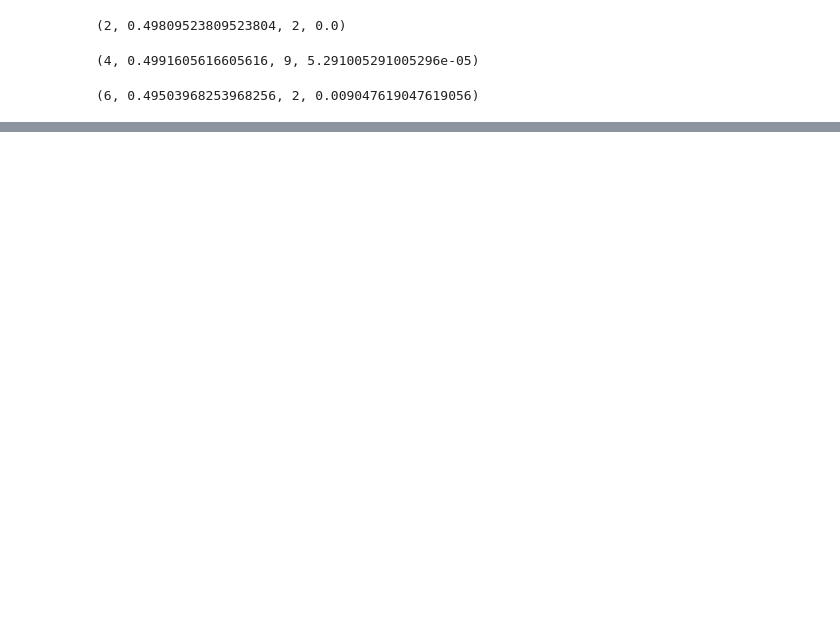
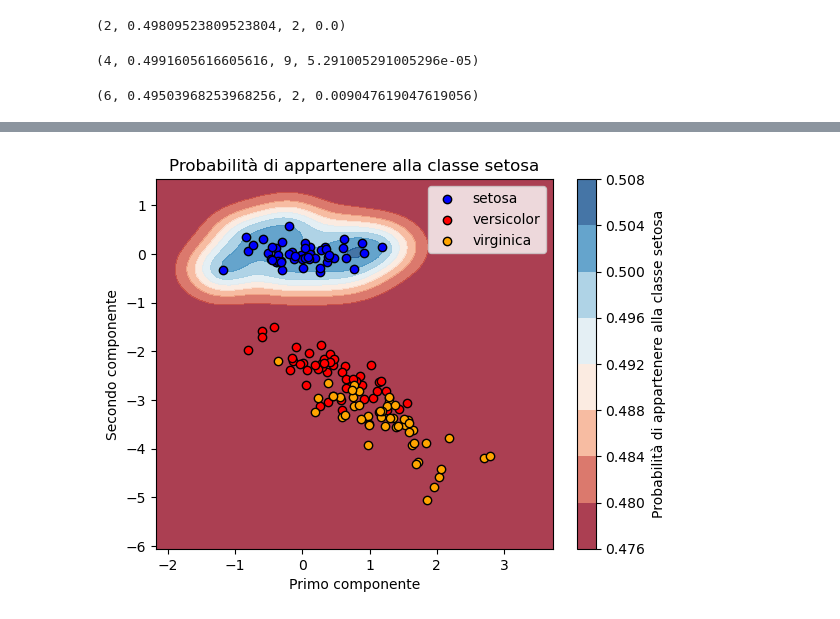
Before and after one commit to chrfum/one-class_classifier, a Jupyter notebook: iris/one_class_codes/iris.ipynb, the cells around one changed output, grey strips where cells are left out. Drawn from its saved outputs; the diff is of its cells as text; code cells hidden in the pictures; blank space fills up the shorter version.

Commit message:
funzioni per selezione parametri su f1 e grafici con curve di livello

```diff
--- a/iris/one_class_codes/iris.ipynb
+++ b/iris/one_class_codes/iris.ipynb
@@ -522 +562,47 @@ double_holdout(virginica, setosa, versicolor)
  ('rbf', 'auto', 0.01))
+# %%
+from sklearn.decomposition import PCA
+
+def plot_oneclass_prob(X, Y, Z, str_X, str_Y, str_Z):
+
+    X = X.values
+    Y = Y.values
+    Z = Z.values
+
+    pca = PCA(n_components=2)
+    X_reduced = pca.fit_transform(X)
+    Y_reduced = pca.transform(Y)
+    Z_reduced = pca.transform(Z)
+
+    clf = svm.OneClassSVM(kernel='rbf', gamma='scale', nu=0.01)
+    clf.fit(X_reduced)
+
+    x_min = min(X_reduced[:, 0].min() - 1, Y_reduced[:, 0].min() - 1, Z_reduced[:, 0].min() - 1)
+    x_max = max(X_reduced[:, 0].max() + 1, Y_reduced[:, 0].max() + 1, Z_reduced[:, 0].max() + 1)
+
+    y_min = min(X_reduced[:, 1].min() - 1, Y_reduced[:, 1].min() - 1, Z_reduced[:, 1].min() - 1)
+    y_max = max(X_reduced[:, 1].max() + 1, Y_reduced[:, 1].max() + 1, Z_reduced[:, 1].max() + 1)
+    xx, yy = np.meshgrid(np.arange(x_min, x_max, 0.1), np.arange(y_min, y_max, 0.1))
+
+    Z_distance = clf.decision_function(np.c_[xx.ravel(), yy.ravel()])
+    Z_distance = Z_distance.reshape(xx.shape)
+
+    Z_prob = 1 / (1 + np.exp(-Z_distance))
+
+
+    plt.contourf(xx, yy, Z_prob, cmap=plt.cm.RdBu, alpha=0.8)
+    plt.colorbar(label='Probabilità di appartenere alla classe ' + str_X)
+    plt.xlabel('Primo componente')
+    plt.ylabel('Secondo componente')
+    plt.title('Probabilità di appartenere alla classe ' + str_X)
+
+    plt.scatter(X_reduced[:, 0], X_reduced[:, 1], color='blue', label=str_X, edgecolor='k')
+    plt.scatter(Y_reduced[:, 0], Y_reduced[:, 1], color='red', label=str_Y, edgecolor='k')
+    plt.scatter(Z_reduced[:, 0], Z_reduced[:, 1], color='orange', label=str_Z, edgecolor='k')
+
+    plt.legend()
+    plt.show()
+
+plot_oneclass_prob(setosa, versicolor, virginica, 'setosa', 'versicolor', 'virginica')
+# %% [output]
+[figure, added]
```
Also changed, not shown: parts of 15 cells of this notebook.
